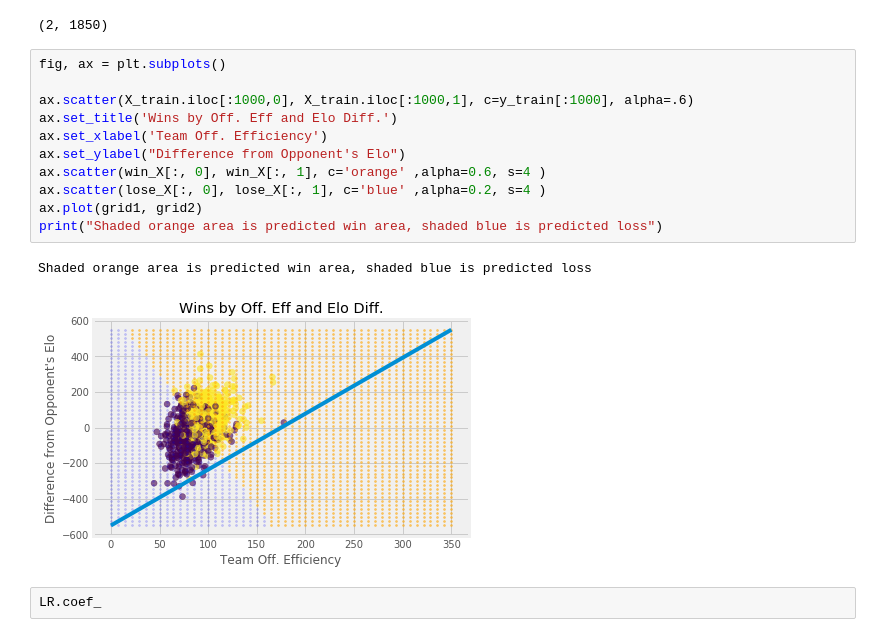
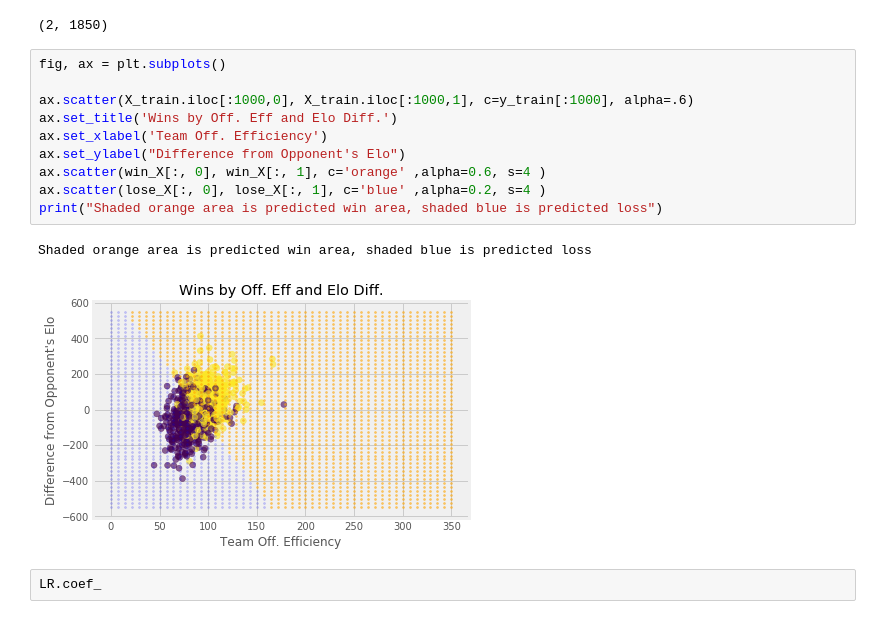
Before and after one commit to crunker99/MarchMadness2020, a Jupyter notebook: Model.ipynb, the cells around one changed output. Saved outputs shown, nothing was run; the diff lists cells and outputs as text.

```diff
--- a/Model.ipynb
+++ b/Model.ipynb
@@ -186,17 +184,16 @@ win_X.T.shape
 # %%
 fig, ax = plt.subplots()
 
 ax.scatter(X_train.iloc[:1000,0], X_train.iloc[:1000,1], c=y_train[:1000], alpha=.6)
 ax.set_title('Wins by Off. Eff and Elo Diff.')
 ax.set_xlabel('Team Off. Efficiency')
 ax.set_ylabel("Difference from Opponent's Elo")
 ax.scatter(win_X[:, 0], win_X[:, 1], c='orange' ,alpha=0.6, s=4 )
 ax.scatter(lose_X[:, 0], lose_X[:, 1], c='blue' ,alpha=0.2, s=4 )
-ax.plot(grid1, grid2)
 print("Shaded orange area is predicted win area, shaded blue is predicted loss")
 # %% [output]
 Shaded orange area is predicted win area, shaded blue is predicted loss
-[figure, old version]
+[figure, new version]
 # %%
 LR.coef_
 # %% [output]
```
Also changed, not shown: parts of 15 cells of this notebook, 1 other file.
